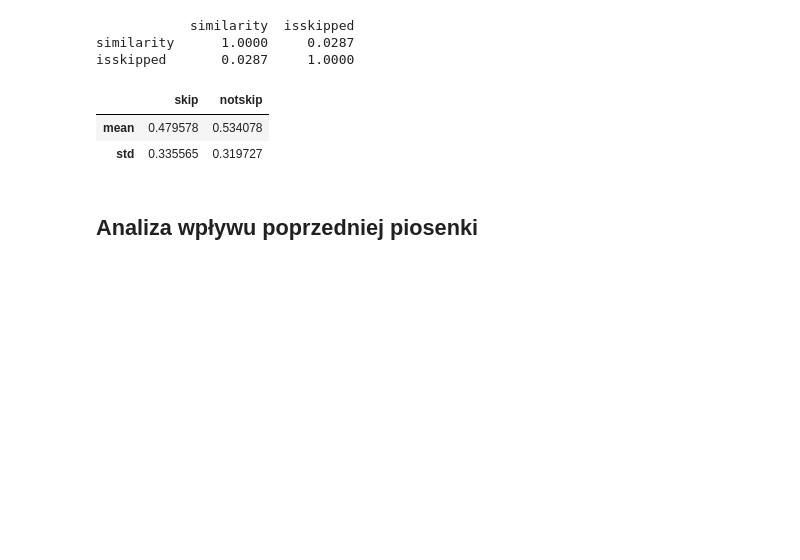
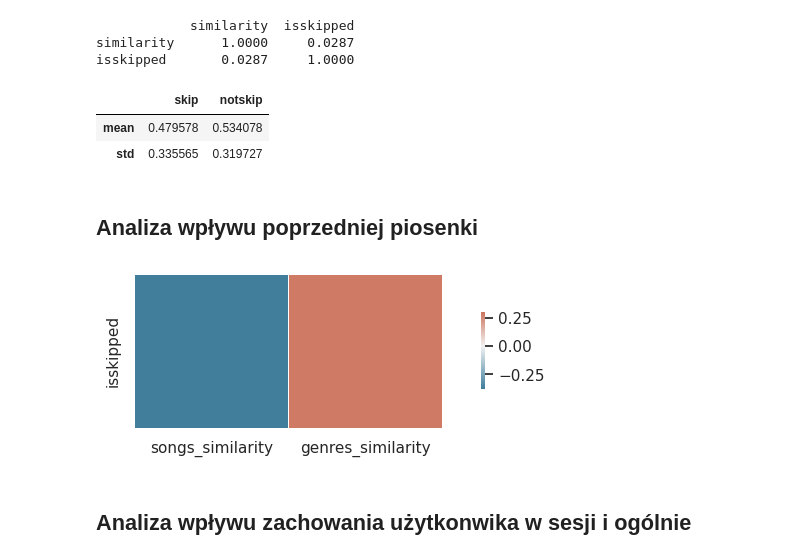
Before and after one commit to dawidkasz/song-skip-predictor, a Jupyter notebook: dokumentacja.ipynb, the cells around one changed output. Drawn from its saved outputs; the diff is of its cells as text; code cells hidden in the pictures; blank space fills up the shorter version.

Commit message:
recent song

```diff
--- a/dokumentacja.ipynb
+++ b/dokumentacja.ipynb
@@ -336,15 +357,3 @@ isskipped       0.0287     1.0000
 | std | 0.335565 | 0.319727 |
 # %% [markdown]
 ## Analiza wpływu poprzedniej piosenki
-# %%
-df = pd.DataFrame(analyze_df[['session_id', 'isskipped']])
-df['skip_changed']=(df['isskipped']==True) & (df['isskipped']!= df['isskipped'].shift(fill_value=False))
-df.groupby('session_id').filter(lambda x: x['isskipped'].values.sum()>1).groupby('session_id')['skip_changed'].sum().reset_index(drop=True).hist(bins=40)
-# %%
-df = analyze_df
-df['hour'] = pd.to_datetime(df['timestamp']).dt.hour
-df=df[df.timestamp.dt.month==11]
-df.drop(columns=['timestamp']).groupby('hour').agg(skips=('isskipped', 'sum')).plot()
-it = iter(df.resample('2H', on="timestamp"))
-_, df = next(it)
-df
@@ -350,0 +407,7 @@ df
+# %%
+df = song_stats_by_behaviour(lambda x: True)
+plot_heat_corr(df[['songs_similarity', 'genres_similarity']], df['isskipped'], figsize=(10, 2))
+# %% [output]
+[figure, added]
+# %% [markdown]
+## Analiza wpływu zachowania użytkonwika w sesji i ogólnie
```
Also changed, not shown: parts of 9 cells of this notebook.
